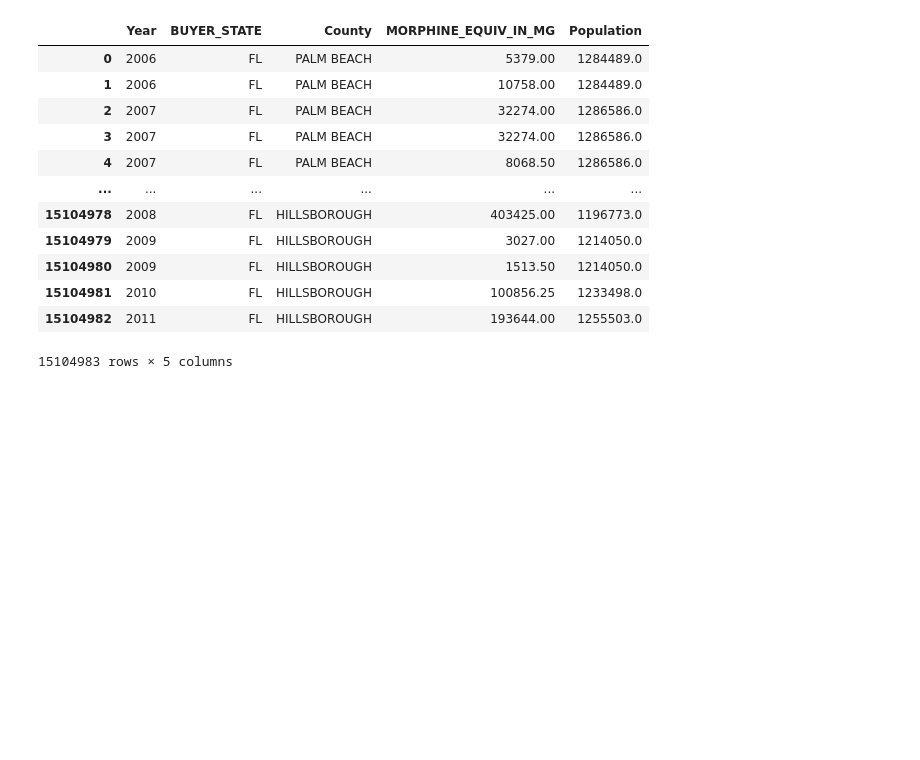
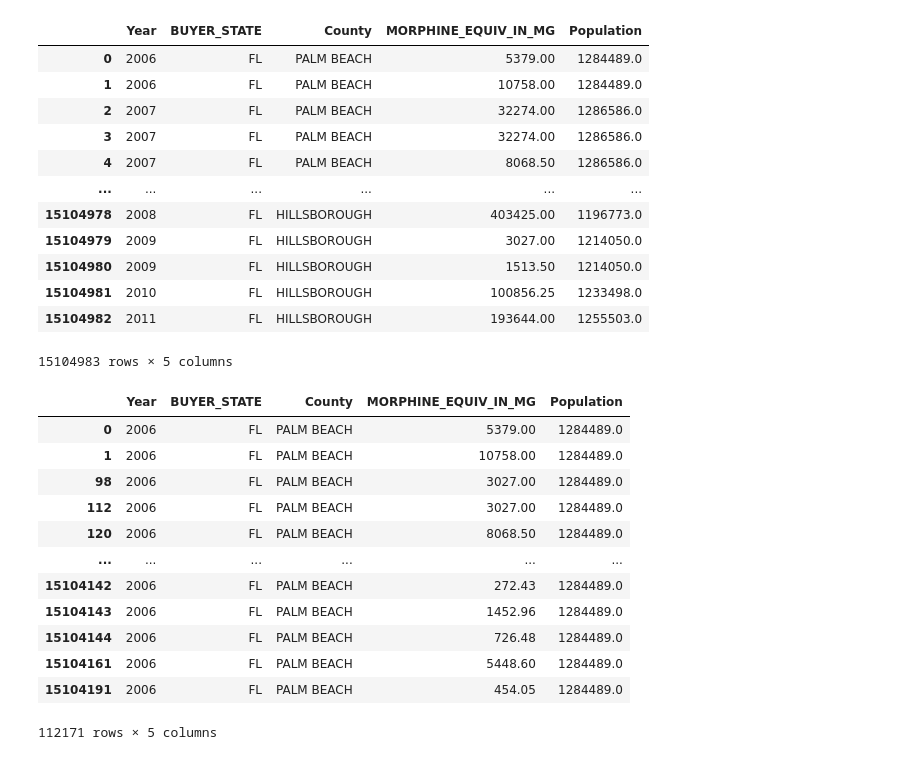
Before and after one commit to jenniesun/estimating-impact-of-opioids-2020-team2, a Jupyter notebook: 10_code/FloridaShipmentPopulation.ipynb, the cells around one changed output. Saved outputs shown, nothing was run; the diff lists cells and outputs as text; code cells hidden in the pictures; blank space fills up the shorter version.

```diff
--- a/10_code/FloridaShipmentPopulation.ipynb
+++ b/10_code/FloridaShipmentPopulation.ipynb
@@ -208,3 +195,21 @@ newestdf
 | 15104981 | 2010 | FL | HILLSBOROUGH | 100856.25 | 1233498.0 |
 | 15104982 | 2011 | FL | HILLSBOROUGH | 193644.00 | 1255503.0 |
 15104983 rows × 5 columns
+# %%
+#Check to see how many observations there are for same Year state and county
+
+newestdf.loc[(newestdf['County'] == "PALM BEACH") & (newestdf['Year'] == 2006) ]
+# %% [output]
+|  | Year | BUYER_STATE | County | MORPHINE_EQUIV_IN_MG | Population |
+| 0 | 2006 | FL | PALM BEACH | 5379.00 | 1284489.0 |
+| 1 | 2006 | FL | PALM BEACH | 10758.00 | 1284489.0 |
+| 98 | 2006 | FL | PALM BEACH | 3027.00 | 1284489.0 |
+| 112 | 2006 | FL | PALM BEACH | 3027.00 | 1284489.0 |
+| 120 | 2006 | FL | PALM BEACH | 8068.50 | 1284489.0 |
+| ... | ... | ... | ... | ... | ... |
+| 15104142 | 2006 | FL | PALM BEACH | 272.43 | 1284489.0 |
+| 15104143 | 2006 | FL | PALM BEACH | 1452.96 | 1284489.0 |
+| 15104144 | 2006 | FL | PALM BEACH | 726.48 | 1284489.0 |
+| 15104161 | 2006 | FL | PALM BEACH | 5448.60 | 1284489.0 |
+| 15104191 | 2006 | FL | PALM BEACH | 454.05 | 1284489.0 |
+112171 rows × 5 columns
```
Also changed, not shown: parts of 9 cells of this notebook.
